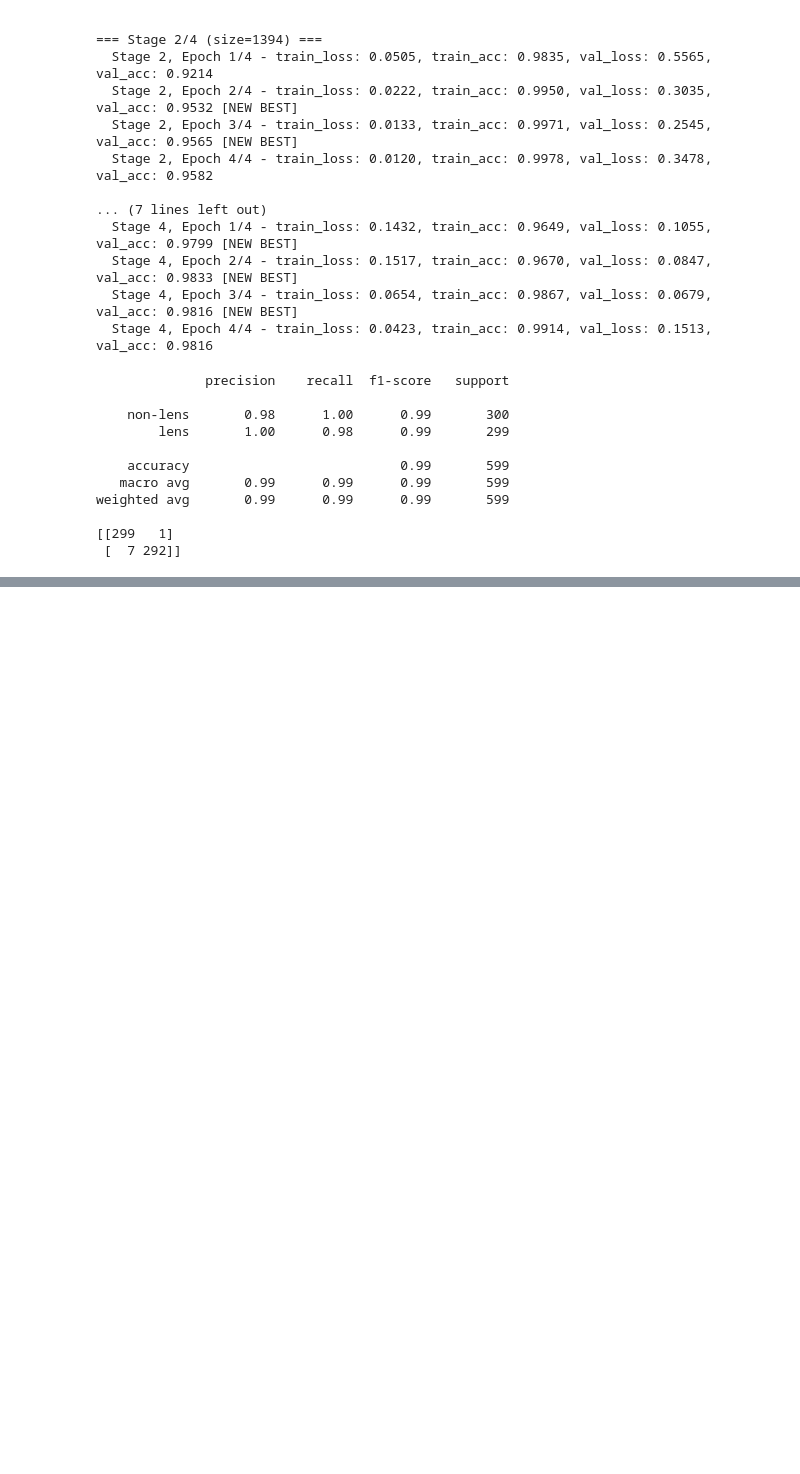
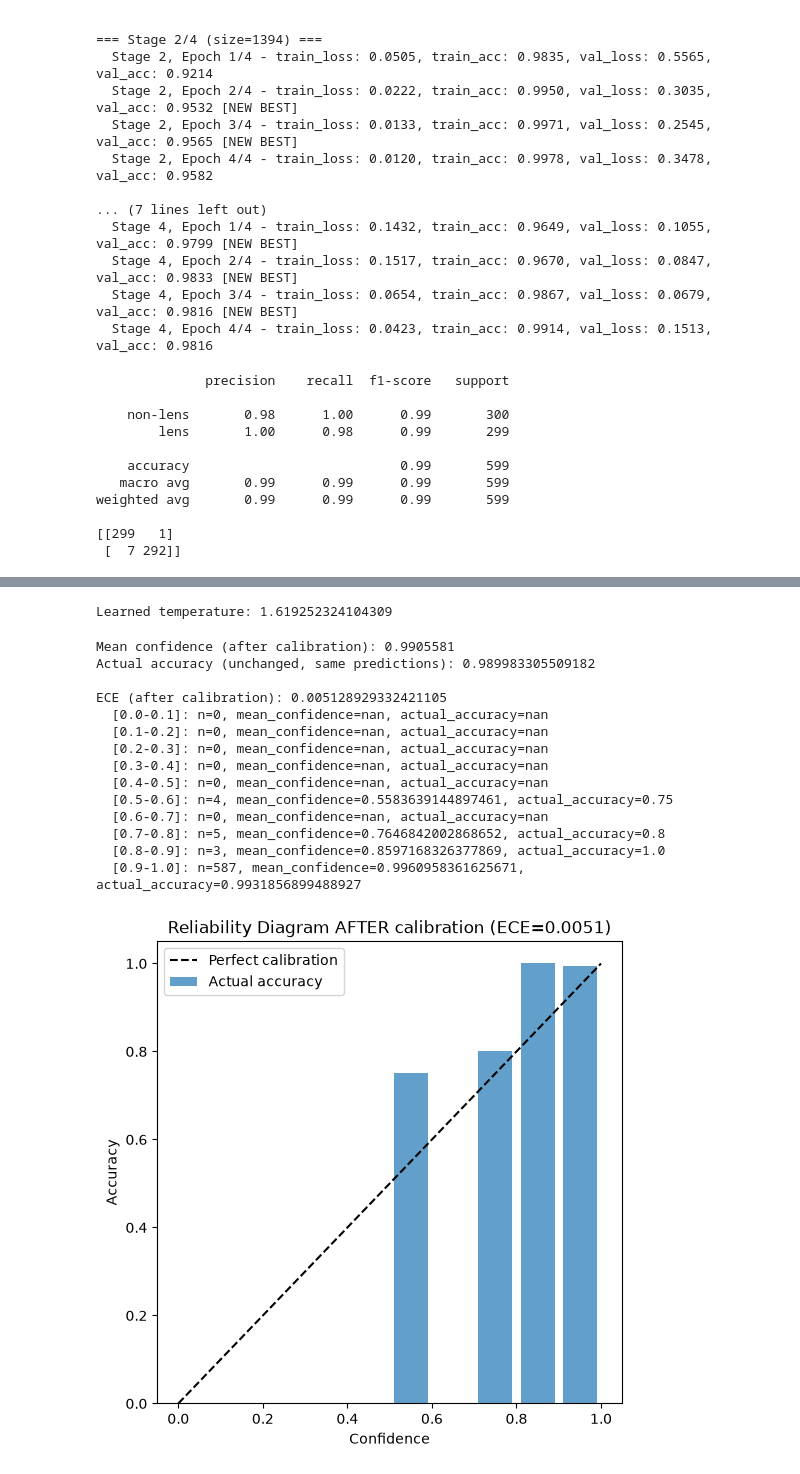
Before and after one commit to ekanshgouttam/gravitational-lens-engine, a Jupyter notebook: notebooks/08_calibration.ipynb, the cells around one changed output, grey strips where cells are left out. Drawn from its saved outputs; the diff is of its cells as text; code cells hidden in the pictures; blank space fills up the shorter version.

```diff
--- a/notebooks/08_calibration.ipynb
+++ b/notebooks/08_calibration.ipynb
@@ -324,0 +437,77 @@ weighted avg       0.99      0.99      0.99       599
+# %%
+def get_logits_and_labels(model, loader, device):
+    model.eval()
+    all_logits = []
+    all_labels = []
+    with torch.no_grad():
+        for images_batch, labels_batch in loader:
+            images_batch = images_batch.to(device)
+            outputs = model(images_batch)
+            all_logits.append(outputs['class_logits'].cpu())
+            all_labels.append(labels_batch)
+    return torch.cat(all_logits), torch.cat(all_labels)
+
+val_dataset_mh = CurriculumLensDataset(images[val_idx], metadata_with_heads.iloc[val_idx])
+val_loader_mh = DataLoader(val_dataset_mh, batch_size=32, shuffle=False)
+
+val_logits, val_labels = get_logits_and_labels(eval_model, val_loader_mh, device)
+
+temperature = nn.Parameter(torch.ones(1) * 1.5)
+temp_optimizer = optim.LBFGS([temperature], lr=0.01, max_iter=50)
+
+def temp_loss():
+    temp_optimizer.zero_grad()
+    scaled_logits = val_logits / temperature
+    loss = nn.functional.cross_entropy(scaled_logits, val_labels)
+    loss.backward()
+    return loss
+
+temp_optimizer.step(temp_loss)
+print("Learned temperature:", temperature.item())
+# %% [output]
+Learned temperature: 1.619252324104309
+# %%
+test_logits, test_labels_t = get_logits_and_labels(eval_model, test_loader_mh, device)
+
+with torch.no_grad():
+    scaled_test_logits = test_logits / temperature.item()
+    scaled_probs = torch.softmax(scaled_test_logits, dim=1)
+    scaled_confidences, scaled_predicted = torch.max(scaled_probs, dim=1)
+
+scaled_confidences = scaled_confidences.numpy()
+scaled_correct = (scaled_predicted.numpy() == test_labels_t.numpy())
+
+print("Mean confidence (after calibration):", scaled_confidences.mean())
+print("Actual accuracy (unchanged, same predictions):", scaled_correct.mean())
+
+ece_after, bin_lowers_a, bin_uppers_a, bin_accs_a, bin_confs_a, bin_counts_a = compute_ece_and_reliability(scaled_confidences, scaled_correct)
+
+print("\nECE (after calibration):", ece_after)
+for lo, hi, acc, conf, count in zip(bin_lowers_a, bin_uppers_a, bin_accs_a, bin_confs_a, bin_counts_a):
+    print(f"  [{lo:.1f}-{hi:.1f}]: n={count}, mean_confidence={conf}, actual_accuracy={acc}")
+
+plt.figure(figsize=(6, 6))
+bin_centers = (bin_lowers_a + bin_uppers_a) / 2
+plt.bar(bin_centers, np.nan_to_num(bin_accs_a), width=0.08, alpha=0.7, label='Actual accuracy')
+plt.plot([0, 1], [0, 1], 'k--', label='Perfect calibration')
+plt.xlabel('Confidence')
+plt.ylabel('Accuracy')
+plt.legend()
+plt.title(f'Reliability Diagram AFTER calibration (ECE={ece_after:.4f})')
+plt.show()
+# %% [output]
+Mean confidence (after calibration): 0.9905581
+Actual accuracy (unchanged, same predictions): 0.989983305509182
+
+ECE (after calibration): 0.005128929332421105
+  [0.0-0.1]: n=0, mean_confidence=nan, actual_accuracy=nan
+  [0.1-0.2]: n=0, mean_confidence=nan, actual_accuracy=nan
+  [0.2-0.3]: n=0, mean_confidence=nan, actual_accuracy=nan
+  [0.3-0.4]: n=0, mean_confidence=nan, actual_accuracy=nan
+  [0.4-0.5]: n=0, mean_confidence=nan, actual_accuracy=nan
+  [0.5-0.6]: n=4, mean_confidence=0.5583639144897461, actual_accuracy=0.75
+  [0.6-0.7]: n=0, mean_confidence=nan, actual_accuracy=nan
+  [0.7-0.8]: n=5, mean_confidence=0.7646842002868652, actual_accuracy=0.8
+  [0.8-0.9]: n=3, mean_confidence=0.8597168326377869, actual_accuracy=1.0
+  [0.9-1.0]: n=587, mean_confidence=0.9960958361625671, actual_accuracy=0.9931856899488927
+[figure, added]
```
Also changed, not shown: parts of 3 cells of this notebook.
